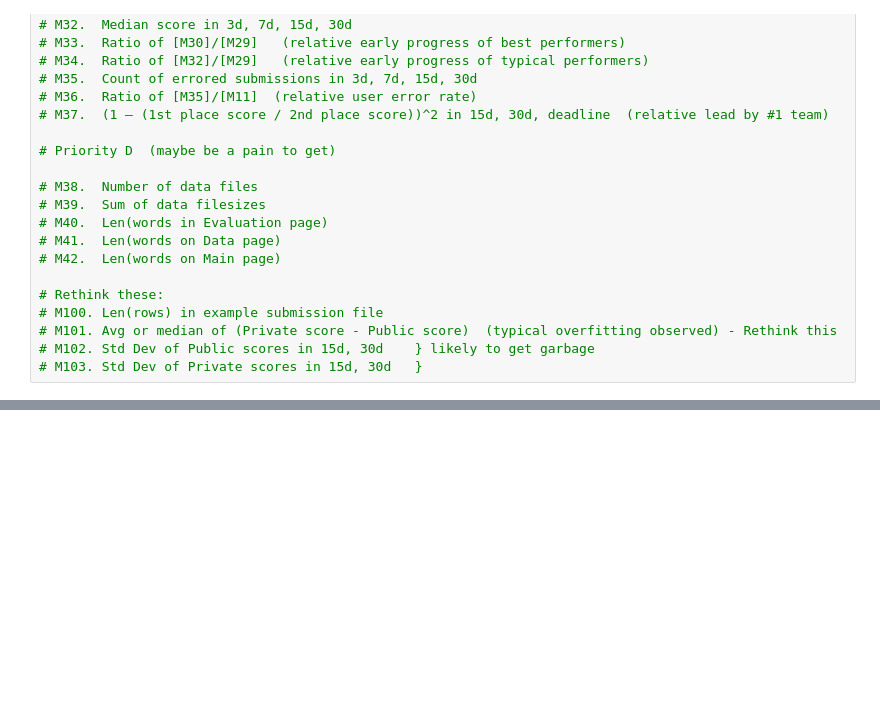
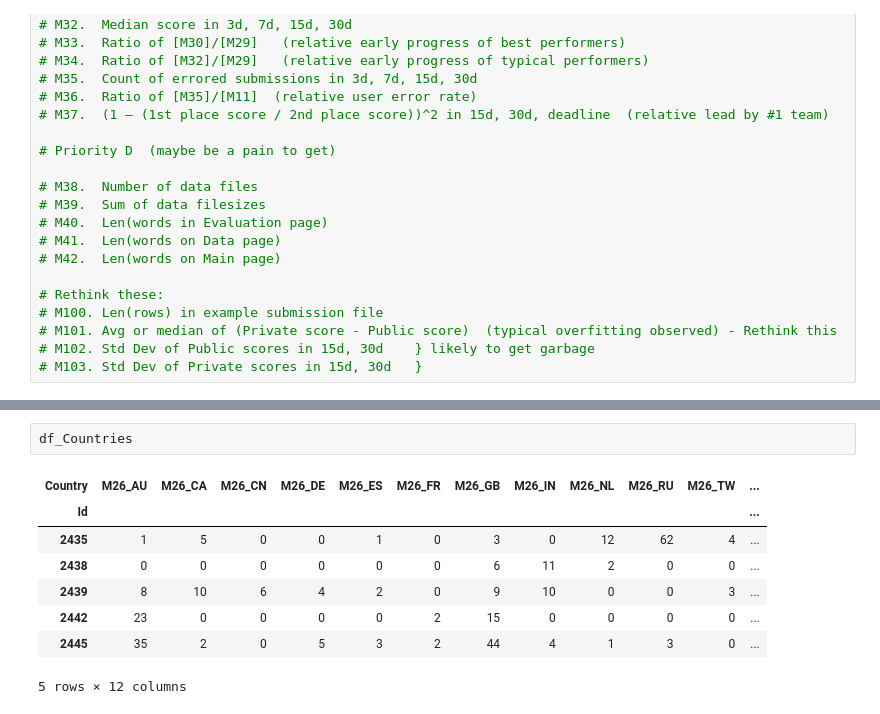
Before and after one commit to rjrest/comp-clustering, a Jupyter notebook: feature_engineer.ipynb, the cells around one changed output, grey strips where cells are left out. Saved outputs shown, nothing was run; the diff lists cells and outputs as text; blank space fills up the shorter version.

```diff
--- a/feature_engineer.ipynb
+++ b/feature_engineer.ipynb
@@ -937,0 +1029,11 @@ M_legend
+# %%
+df_Countries
+# %% [output]
+| Country | M26_AU | M26_CA | M26_CN | M26_DE | M26_ES | M26_FR | M26_GB | M26_IN | M26_NL | M26_RU | M26_TW | ... |
+| Id |  |  |  |  |  |  |  |  |  |  |  | ... |
+| 2435 | 1 | 5 | 0 | 0 | 1 | 0 | 3 | 0 | 12 | 62 | 4 | ... |
+| 2438 | 0 | 0 | 0 | 0 | 0 | 0 | 6 | 11 | 2 | 0 | 0 | ... |
+| 2439 | 8 | 10 | 6 | 4 | 2 | 0 | 9 | 10 | 0 | 0 | 3 | ... |
+| 2442 | 23 | 0 | 0 | 0 | 0 | 2 | 15 | 0 | 0 | 0 | 0 | ... |
+| 2445 | 35 | 2 | 0 | 5 | 3 | 2 | 44 | 4 | 1 | 3 | 0 | ... |
+5 rows × 12 columns
```
Also changed, not shown: parts of 5 cells of this notebook.
